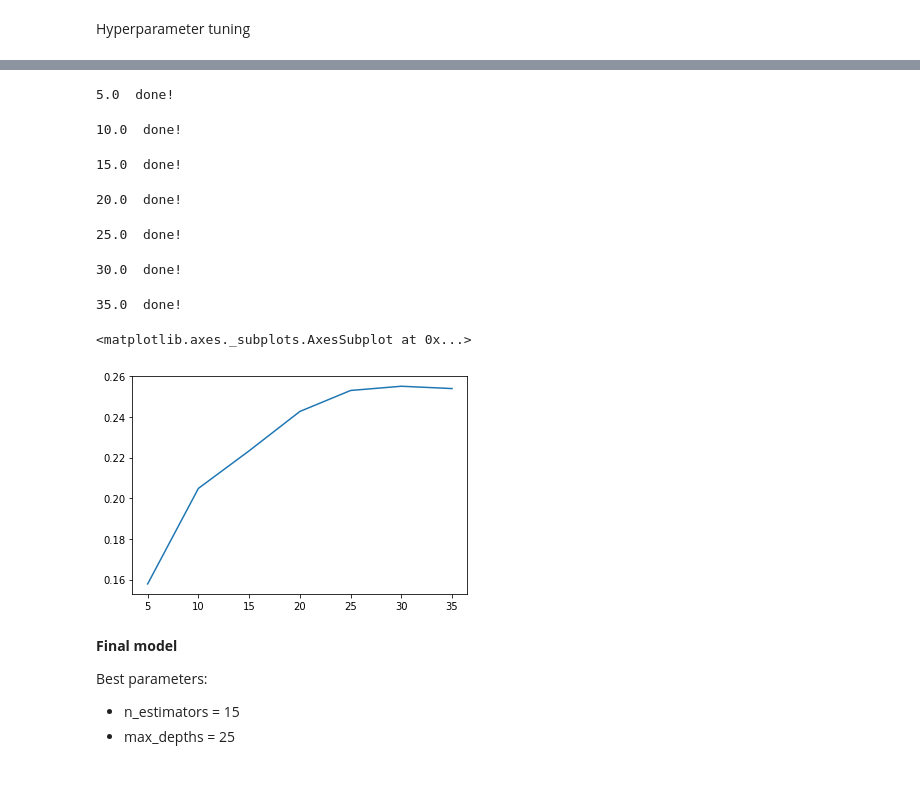
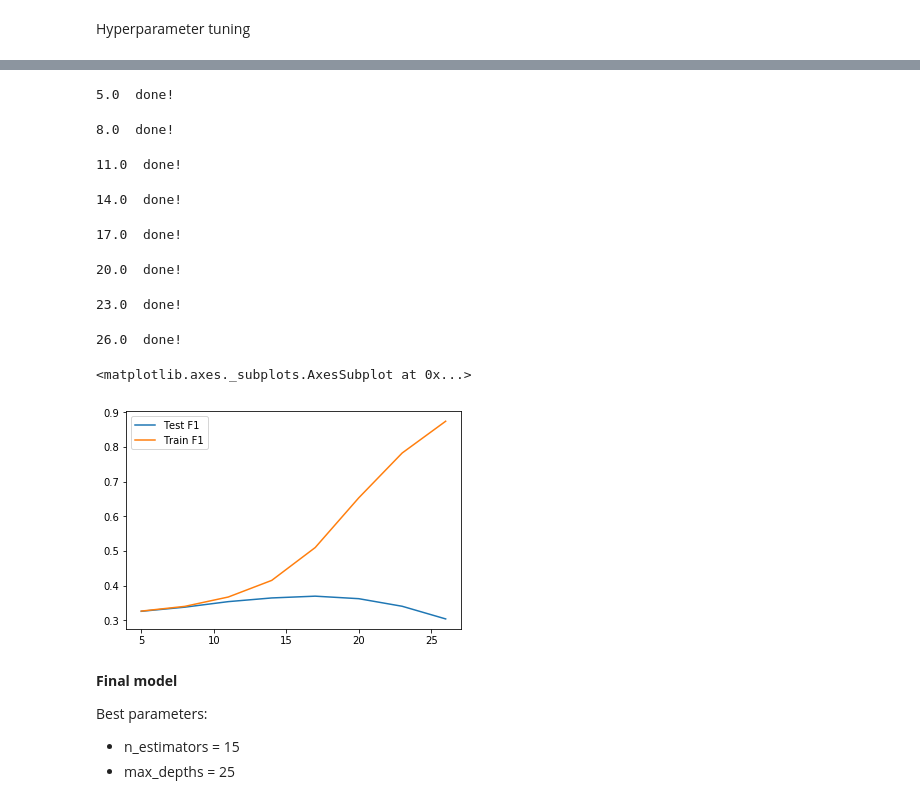
Before and after one commit to npqbuu/ML_Bootcamp_2019, a Jupyter notebook: W5_Airline-Arrivals-Project/Feature_engineering.ipynb, the cells around one changed output, grey strips where cells are left out. Saved outputs shown, nothing was run; the diff lists cells and outputs as text; code cells hidden in the pictures.

```diff
--- a/W5_Airline-Arrivals-Project/Feature_engineering.ipynb
+++ b/W5_Airline-Arrivals-Project/Feature_engineering.ipynb
@@ -12,11 +12,11 @@ from sklearn.metrics import f1_score
 ## Import data
 # %%
 # Read from url - Take time to run
-url = "http://stat-computing.org/dataexpo/2009/2008.csv.bz2"
-df = pd.read_csv(url, compression='bz2')
+#url = "http://stat-computing.org/dataexpo/2009/2008.csv.bz2"
+#df = pd.read_csv(url, compression='bz2')
 
 # Read from drive
-#df = pd.read_csv('./temp/Airline.csv')
+df = pd.read_csv('./temp/Airline.csv')
 # %%
 # Reduce rows
 df = df.sample(frac=0.25)
@@ -278,7 +278,7 @@ Default parameters
 # %%
 from sklearn.ensemble import RandomForestClassifier
 
-model = RandomForestClassifier(n_jobs = -1)
+model = RandomForestClassifier(n_jobs = -1, class_weight = 'balanced')
 model.fit(X_train, y_train)
 y_pred = model.predict(X_test)
 
@@ -300,11 +300,11 @@ weighted avg       0.85      0.88      0.84    342786
 Hyperparameter tuning
 # %%
 # n_estimators
-n_estimators = [1, 5, 6, 7, 8, 9, 10, 15]
+n_estimators = [1, 3, 5, 7, 9, 11, 13, 15, 20, 25]
 test_results = []
 train_results = []
 for estimator in n_estimators:
-    model = RandomForestClassifier(n_estimators = estimator, n_jobs = -1)
+    model = RandomForestClassifier(n_estimators = estimator, n_jobs = -1, class_weight = 'balanced')
     model.fit(X_train, y_train)
 
     y_pred = model.predict(X_test)
@@ -334,36 +337,37 @@ sns.lineplot(x = n_estimators, y = train_results, label='Train F1')
 # %%
 # max_depths
 max_depths = np.linspace(5, 26, 8)
 test_results = []
 train_results = []
 
 for max_depth in max_depths:
-    model = RandomForestClassifier(max_depth = max_depth, n_jobs = -1)
+    model = RandomForestClassifier(max_depth = max_depth, n_jobs = -1, class_weight = 'balanced')
     model.fit(X_train, y_train)
 
     y_pred = model.predict(X_test)
     f1 = f1_score(y_test, y_pred)
     test_results.append(f1)
 
     train_pred = model.predict(X_train)
     f1 = f1_score(y_train, train_pred)
     train_results.append(f1)
 
     print(max_depth, ' done!')
 
 # Plot metrics line chart
-sns.lineplot(x = n_estimators, y = test_results, label='Test F1')
-sns.lineplot(x = n_estimators, y = train_results, label='Train F1')
+sns.lineplot(x = max_depths, y = test_results, label='Test F1')
+sns.lineplot(x = max_depths, y = train_results, label='Train F1')
 # %% [output]
 5.0  done!
-10.0  done!
+8.0  done!
-15.0  done!
+11.0  done!
-20.0  done!
+14.0  done!
-25.0  done!
+17.0  done!
-30.0  done!
+20.0  done!
-35.0  done!
+23.0  done!
-<matplotlib.axes._subplots.AxesSubplot at 0x...>
+26.0  done!
+<matplotlib.axes._subplots.AxesSubplot at 0x...>
-[figure, old version]
+[figure, new version]
 # %% [markdown]
 **Final model**
 
```
Also changed, not shown: parts of 12 cells of this notebook, 2 other files.
